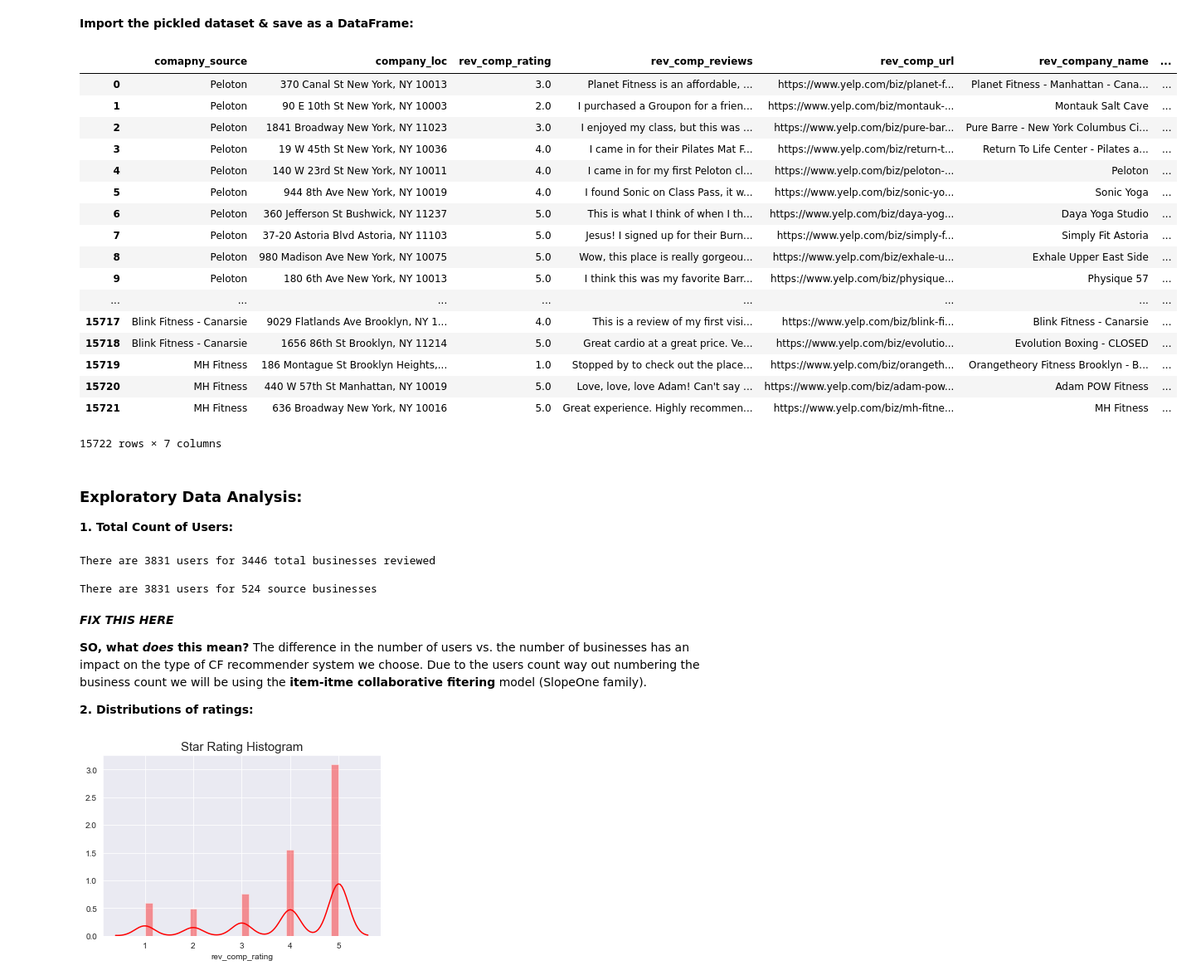
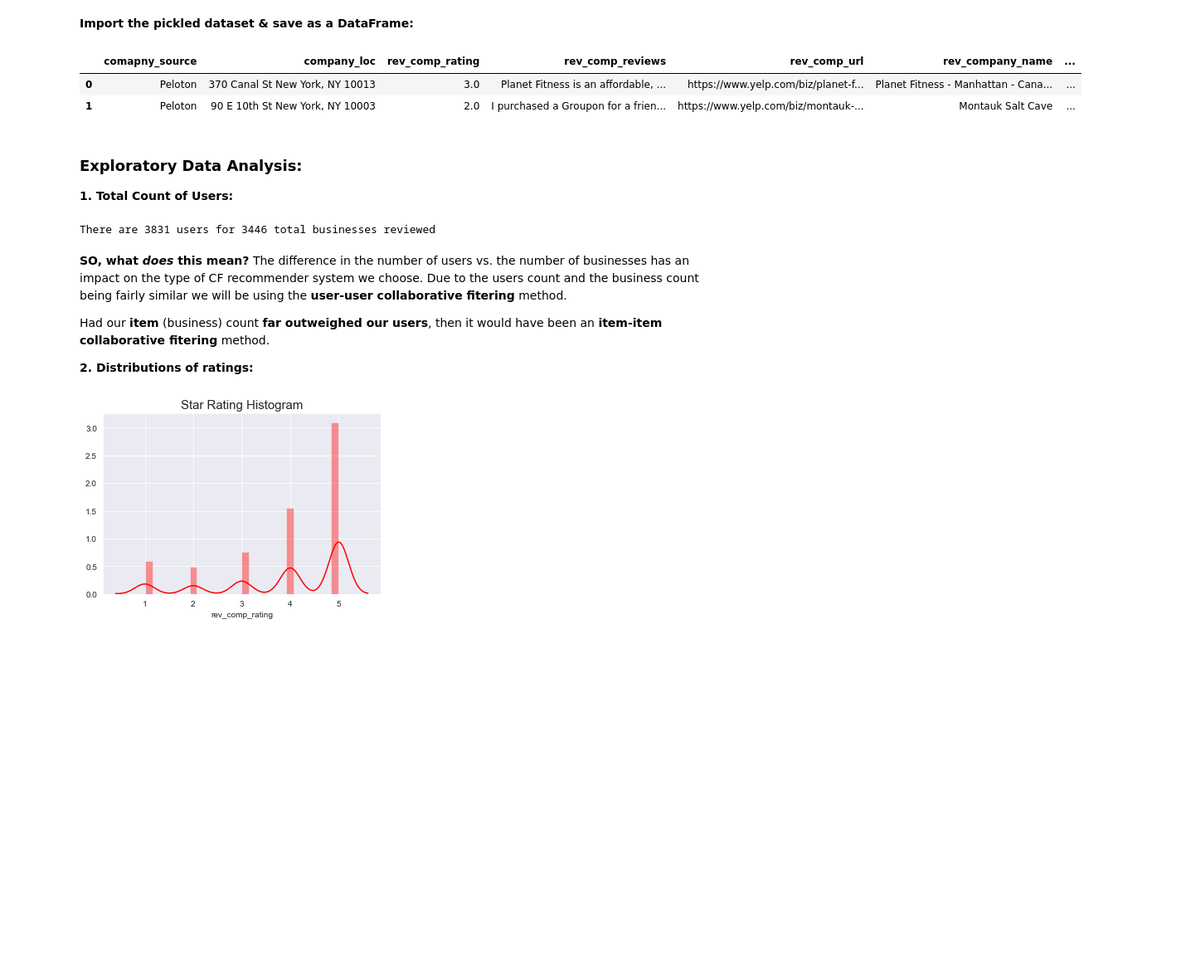
Before and after one commit to elenasm7/NYC_fitness_recommender, a Jupyter notebook: exploratory_data_analysis.ipynb, the cells around one changed output. Shown at 83% size. Drawn from its saved outputs; the diff is of its cells as text; code cells hidden in the pictures; blank space fills up the shorter version.

```diff
--- a/exploratory_data_analysis.ipynb
+++ b/exploratory_data_analysis.ipynb
@@ -36,26 +37,11 @@ pickle_in = open("Data/reviews_newest_523","rb")
 example_dict = pickle.load(pickle_in)
 start_reviews_df = pd.DataFrame(example_dict)
 # %%
-start_reviews_df
+start_reviews_df.head(2)
 # %% [output]
 |  | comapny_source | company_loc | rev_comp_rating | rev_comp_reviews | rev_comp_url | rev_company_name | ... |
 | 0 | Peloton | 370 Canal St New York, NY 10013 | 3.0 | Planet Fitness is an affordable, ... | https://www.yelp.com/biz/planet-f... | Planet Fitness - Manhattan - Cana... | ... |
 | 1 | Peloton | 90 E 10th St New York, NY 10003 | 2.0 | I purchased a Groupon for a frien... | https://www.yelp.com/biz/montauk-... | Montauk Salt Cave | ... |
-| 2 | Peloton | 1841 Broadway New York, NY 11023 | 3.0 | I enjoyed my class, but this was ... | https://www.yelp.com/biz/pure-bar... | Pure Barre - New York Columbus Ci... | ... |
-| 3 | Peloton | 19 W 45th St New York, NY 10036 | 4.0 | I came in for their Pilates Mat F... | https://www.yelp.com/biz/return-t... | Return To Life Center - Pilates a... | ... |
-| 4 | Peloton | 140 W 23rd St New York, NY 10011 | 4.0 | I came in for my first Peloton cl... | https://www.yelp.com/biz/peloton-... | Peloton | ... |
-| 5 | Peloton | 944 8th Ave New York, NY 10019 | 4.0 | I found Sonic on Class Pass, it w... | https://www.yelp.com/biz/sonic-yo... | Sonic Yoga | ... |
-| 6 | Peloton | 360 Jefferson St Bushwick, NY 11237 | 5.0 | This is what I think of when I th... | https://www.yelp.com/biz/daya-yog... | Daya Yoga Studio | ... |
-| 7 | Peloton | 37-20 Astoria Blvd Astoria, NY 11103 | 5.0 | Jesus! I signed up for their Burn... | https://www.yelp.com/biz/simply-f... | Simply Fit Astoria | ... |
-| 8 | Peloton | 980 Madison Ave New York, NY 10075 | 5.0 | Wow, this place is really gorgeou... | https://www.yelp.com/biz/exhale-u... | Exhale Upper East Side | ... |
-| 9 | Peloton | 180 6th Ave New York, NY 10013 | 5.0 | I think this was my favorite Barr... | https://www.yelp.com/biz/physique... | Physique 57 | ... |
-| ... | ... | ... | ... | ... | ... | ... | ... |
-| 15717 | Blink Fitness - Canarsie | 9029 Flatlands Ave Brooklyn, NY 1... | 4.0 | This is a review of my first visi... | https://www.yelp.com/biz/blink-fi... | Blink Fitness - Canarsie | ... |
-| 15718 | Blink Fitness - Canarsie | 1656 86th St Brooklyn, NY 11214 | 5.0 | Great cardio at a great price. Ve... | https://www.yelp.com/biz/evolutio... | Evolution Boxing - CLOSED | ... |
-| 15719 | MH Fitness | 186 Montague St Brooklyn Heights,... | 1.0 | Stopped by to check out the place... | https://www.yelp.com/biz/orangeth... | Orangetheory Fitness Brooklyn - B... | ... |
-| 15720 | MH Fitness | 440 W 57th St Manhattan, NY 10019 | 5.0 | Love, love, love Adam! Can't say ... | https://www.yelp.com/biz/adam-pow... | Adam POW Fitness | ... |
-| 15721 | MH Fitness | 636 Broadway New York, NY 10016 | 5.0 | Great experience. Highly recommen... | https://www.yelp.com/biz/mh-fitne... | MH Fitness | ... |
-15722 rows × 7 columns
 # %% [markdown]
 ### Exploratory Data Analysis:
 
@@ -64,17 +50,13 @@ __1. Total Count of Users:__
 user_count = len(set(start_reviews_df['userUrl']))
 business_count= len(set(start_reviews_df['rev_company_name']))
 source_companies = len(set(start_reviews_df['comapny_source']))
-print(f'There are {user_count} users for {business_count} total businesses reviewed',
-     f'There are {user_count} users for {source_companies} source businesses',
-     sep='\n\n')
+print(f'There are {user_count} users for {business_count} total businesses reviewed')
 # %% [output]
 There are 3831 users for 3446 total businesses reviewed
-
-There are 3831 users for 524 source businesses
 # %% [markdown]
-*****FIX THIS HERE*****
+__SO, what *does* this mean?__ The difference in the number of users vs. the number of businesses has an impact on the type of CF recommender system we choose. Due to the users count and the business count being fairly similar we will be using the __user-user collaborative fitering__ method.
 
-__SO, what *does* this mean?__ The difference in the number of users vs. the number of businesses has an impact on the type of CF recommender system we choose. Due to the users count way out numbering the business count we will be using the __item-itme collaborative fitering__ model (SlopeOne family).
+Had our **item** (business) count **far outweighed our users**, then it would have been an **item-item collaborative fitering** method.
 
 __2. Distributions of ratings:__
 # %%
```
Also changed, not shown: parts of 39 cells of this notebook, 7 other files.
